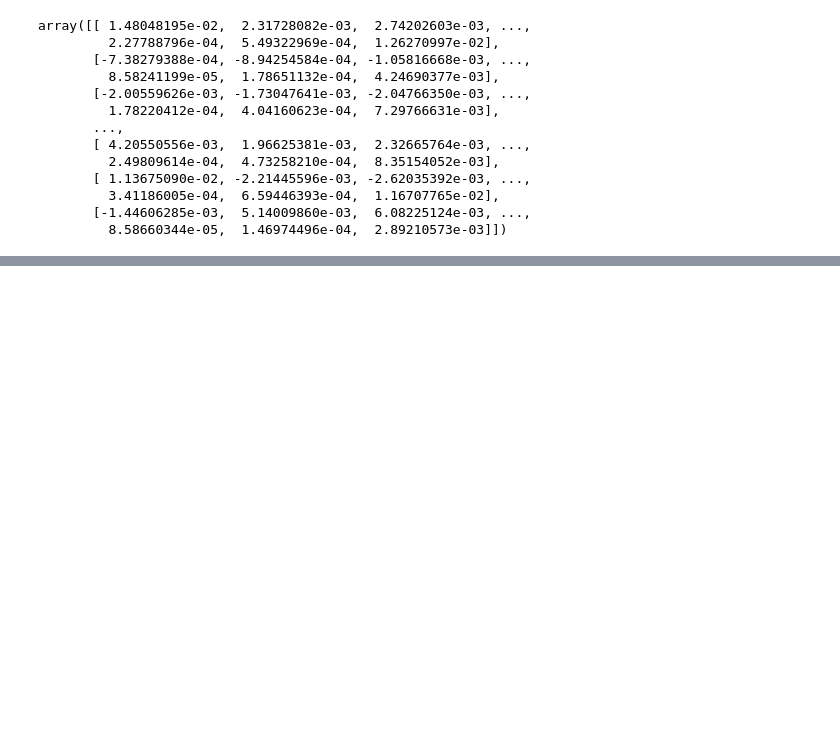
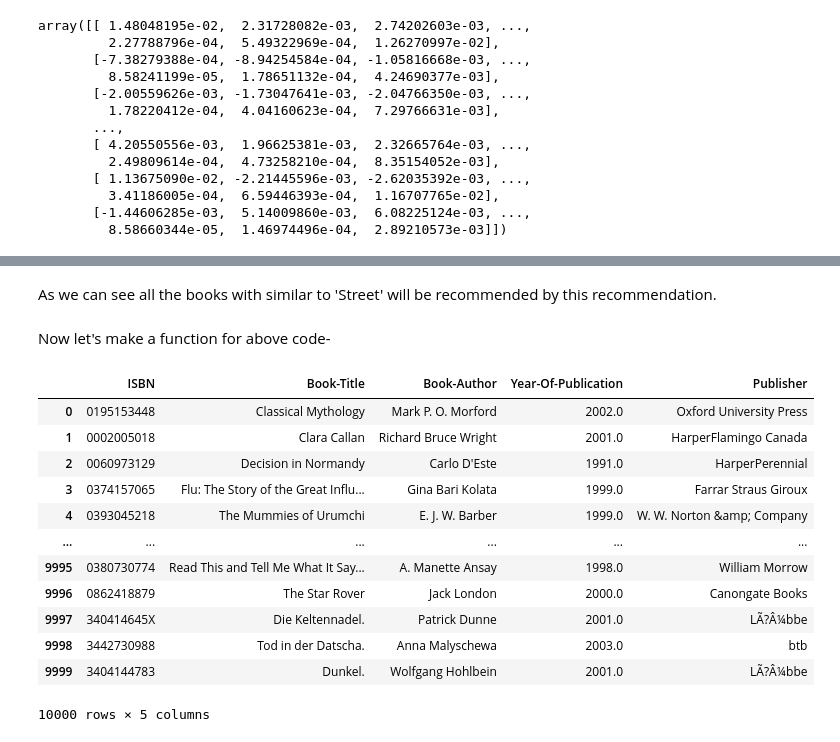
Before and after one commit to Gulzar-khan/Book-Recommendation-System, a Jupyter notebook: Individual_Book_Recommendation_System.ipynb, the cells around one changed output, grey strips where cells are left out. Cells and saved outputs as stored; diff of their text form; code cells hidden in the pictures; blank space fills up the shorter version.

```diff
--- a/Individual_Book_Recommendation_System.ipynb
+++ b/Individual_Book_Recommendation_System.ipynb
@@ -2019,0 +2035,3 @@ Lovely Bone** and **The Secret Life of Bees** were very well perceived.<br>
+# %%
+#Make a new book df with the first 10k rows of books df so our server wouldn't be crashed during processing
+book=books.iloc[0:10000,:]
@@ -2019,0 +2301,3 @@ Lovely Bone** and **The Secret Life of Bees** were very well perceived.<br>
+# %%
+#Make a copy of book of 10k's df
+book3=book.copy()
@@ -2019,0 +2386,4 @@ Lovely Bone** and **The Secret Life of Bees** were very well perceived.<br>
+# %% [markdown]
+As we can see all the books with similar to 'Street' will be recommended by this recommendation.
+# %% [markdown]
+Now let's make a function for above code-
@@ -2019,0 +2428,16 @@ Lovely Bone** and **The Secret Life of Bees** were very well perceived.<br>
+# %%
+book3
+# %% [output]
+|  | ISBN | Book-Title | Book-Author | Year-Of-Publication | Publisher |
+| 0 | 0195153448 | Classical Mythology | Mark P. O. Morford | 2002.0 | Oxford University Press |
+| 1 | 0002005018 | Clara Callan | Richard Bruce Wright | 2001.0 | HarperFlamingo Canada |
+| 2 | 0060973129 | Decision in Normandy | Carlo D'Este | 1991.0 | HarperPerennial |
+| 3 | 0374157065 | Flu: The Story of the Great Influ... | Gina Bari Kolata | 1999.0 | Farrar Straus Giroux |
+| 4 | 0393045218 | The Mummies of Urumchi | E. J. W. Barber | 1999.0 | W. W. Norton &amp; Company |
+| ... | ... | ... | ... | ... | ... |
+| 9995 | 0380730774 | Read This and Tell Me What It Say... | A. Manette Ansay | 1998.0 | William Morrow |
+| 9996 | 0862418879 | The Star Rover | Jack London | 2000.0 | Canongate Books |
+| 9997 | 340414645X | Die Keltennadel. | Patrick Dunne | 2001.0 | LÃ?Â¼bbe |
+| 9998 | 3442730988 | Tod in der Datscha. | Anna Malyschewa | 2003.0 | btb |
+| 9999 | 3404144783 | Dunkel. | Wolfgang Hohlbein | 2001.0 | LÃ?Â¼bbe |
+10000 rows × 5 columns
```
Also changed, not shown: parts of 127 cells of this notebook.
